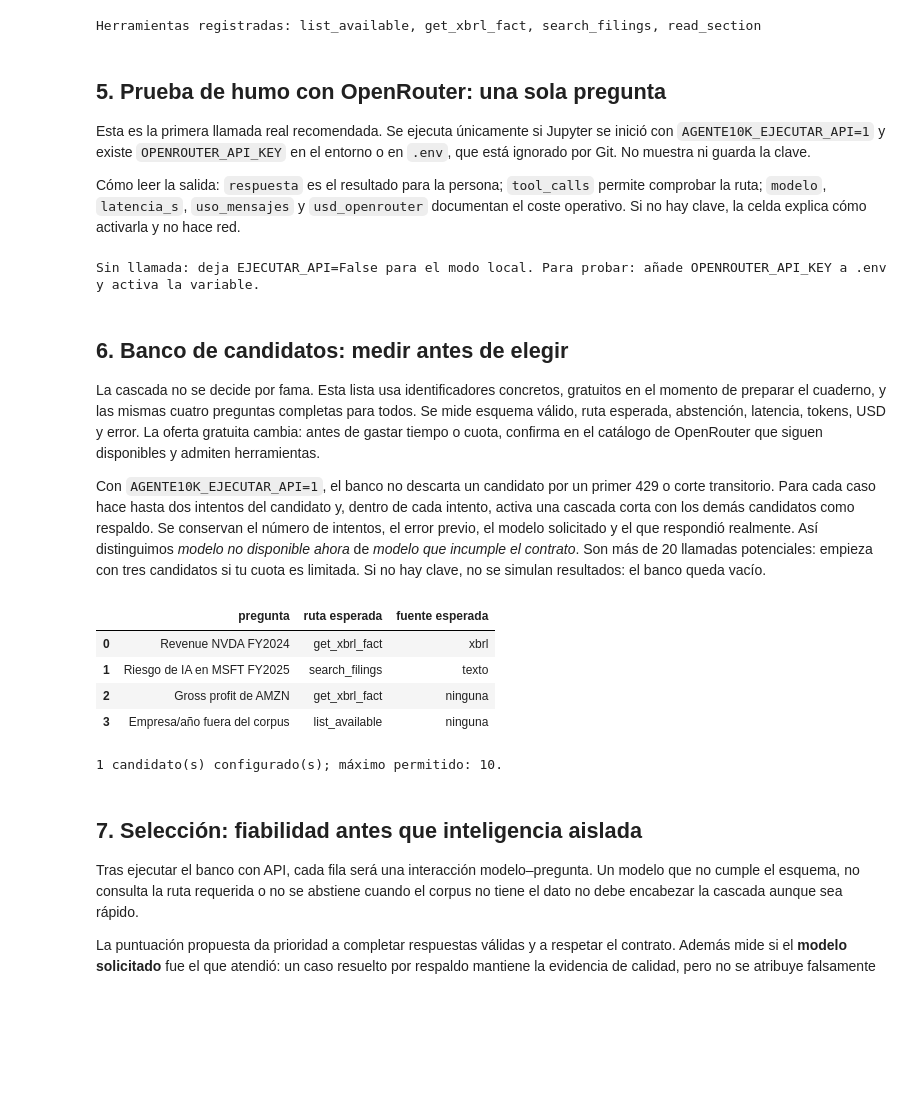
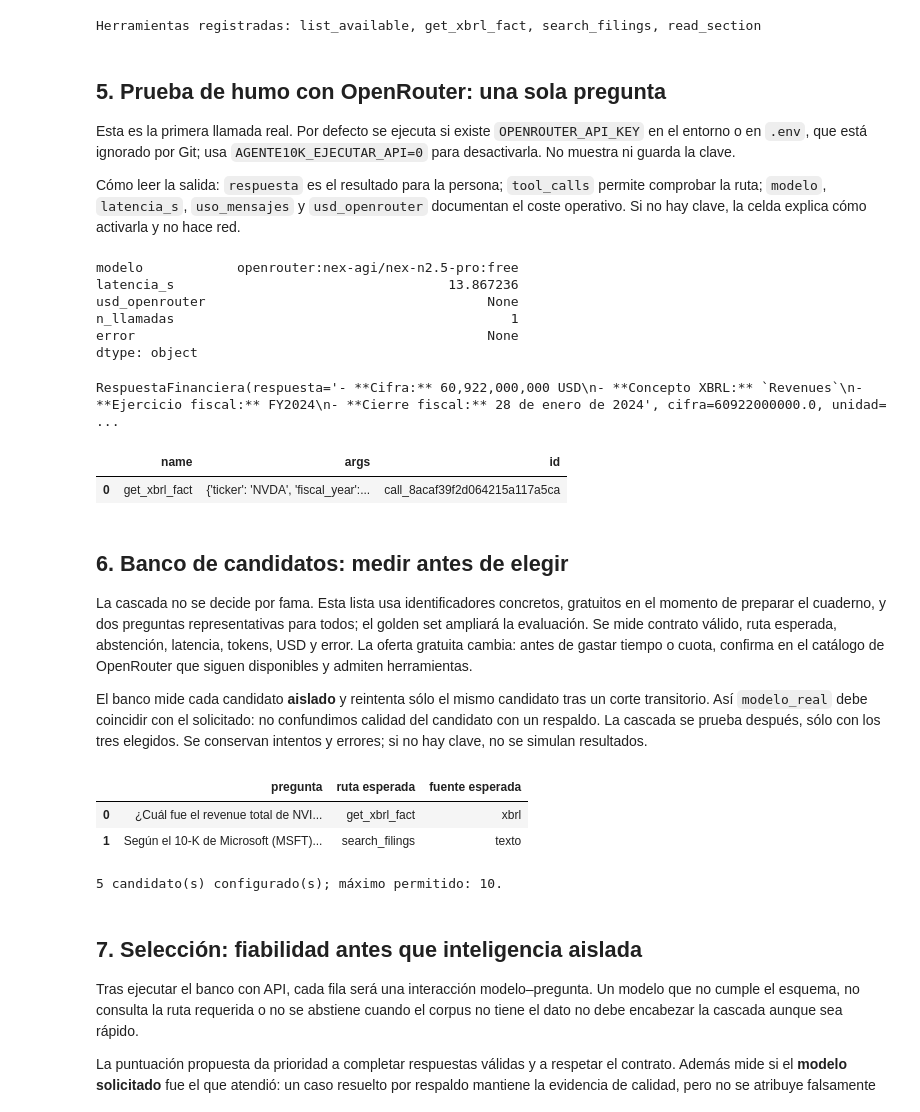
Before and after one commit to Romequinco/10k-financial-agent, a Jupyter notebook: notebooks/02_agente_baseline.ipynb, the cells around one changed output. Drawn from its saved outputs; the diff is of its cells as text; code cells hidden in the pictures; blank space fills up the shorter version.

```diff
--- a/notebooks/02_agente_baseline.ipynb
+++ b/notebooks/02_agente_baseline.ipynb
@@ -94,53 +102,64 @@ Herramientas registradas: list_available, get_xbrl_fact, search_filings, read_se
 # %% [markdown]
 ## 5. Prueba de humo con OpenRouter: una sola pregunta
 
-Esta es la primera llamada real recomendada. Se ejecuta únicamente si Jupyter se inició con `AGENTE10K_EJECUTAR_API=1` y existe `OPENROUTER_API_KEY` en el entorno o en `.env`, que está ignorado por Git. No muestra ni guarda la clave.
+Esta es la primera llamada real. Por defecto se ejecuta si existe `OPENROUTER_API_KEY` en el entorno o en `.env`, que está ignorado por Git; usa `AGENTE10K_EJECUTAR_API=0` para desactivarla. No muestra ni guarda la clave.
 
 Cómo leer la salida: `respuesta` es el resultado para la persona; `tool_calls` permite comprobar la ruta; `modelo`, `latencia_s`, `uso_mensajes` y `usd_openrouter` documentan el coste operativo. Si no hay clave, la celda explica cómo activarla y no hace red.
 # %%
 MODELO_HUMO = os.environ.get('AGENTE10K_MODELO_HUMO', 'openrouter:nex-agi/nex-n2.5-pro:free')
-pregunta_humo = 'Compare revenue de MSFT entre FY2024 y FY2025 y explique la variación.'
+pregunta_humo = '¿Cuál fue el revenue total de NVIDIA (NVDA) en FY2024? Da la cifra exacta, unidad y concepto XBRL.'
 if EJECUTAR_API and config.cargar_clave():
-    humo = agente.ejecutar(pregunta_humo, sistema='baseline', modelo=MODELO_HUMO)
+    humo = agente.ejecutar(pregunta_humo, sistema='cascada', modelo=MODELO_HUMO,
+                             fallbacks=['openrouter:inclusionai/ling-3.0-flash-fin:free',
+                                        'openrouter:nex-agi/nex-n2.5-pro:free'])
     display(pd.Series({k: humo[k] for k in ['modelo','latencia_s','usd_openrouter','n_llamadas','error']}))
     display(humo['respuesta'])
     display(pd.DataFrame(humo['tool_calls']))
 else:
     print('Sin llamada: deja AGENTE10K_EJECUTAR_API sin activar para el modo local. Para probar: añade OPENROUTER_API_KEY a .env e inicia con AGENTE10K_EJECUTAR_API=1.')
 # %% [output]
-Sin llamada: deja EJECUTAR_API=False para el modo local. Para probar: añade OPENROUTER_API_KEY a .env y activa la variable.
+modelo            openrouter:nex-agi/nex-n2.5-pro:free
+latencia_s                                   13.867236
+usd_openrouter                                    None
+n_llamadas                                           1
+error                                             None
+dtype: object
+RespuestaFinanciera(respuesta='- **Cifra:** 60,922,000,000 USD\n- **Concepto XBRL:** `Revenues`\n- **Ejercicio fiscal:** FY2024\n- **Cierre fiscal:** 28 de enero de 2024', cifra=60922000000.0, unidad= ...
+|  | name | args | id |
+| 0 | get_xbrl_fact | {'ticker': 'NVDA', 'fiscal_year':... | call_8acaf39f2d064215a117a5ca |
 # %% [markdown]
 ## 6. Banco de candidatos: medir antes de elegir
 
-La cascada no se decide por fama. Esta lista usa identificadores concretos, gratuitos en el momento de preparar el cuaderno, y las mismas cuatro preguntas completas para todos. Se mide esquema válido, ruta esperada, abstención, latencia, tokens, USD y error. La oferta gratuita cambia: antes de gastar tiempo o cuota, confirma en el catálogo de OpenRouter que siguen disponibles y admiten herramientas.
+La cascada no se decide por fama. Esta lista usa identificadores concretos, gratuitos en el momento de preparar el cuaderno, y dos preguntas representativas para todos; el golden set ampliará la evaluación. Se mide contrato válido, ruta esperada, abstención, latencia, tokens, USD y error. La oferta gratuita cambia: antes de gastar tiempo o cuota, confirma en el catálogo de OpenRouter que siguen disponibles y admiten herramientas.
 
-Con `AGENTE10K_EJECUTAR_API=1`, el banco no descarta un candidato por un primer 429 o corte transitorio. Para cada caso hace hasta dos intentos del candidato y, dentro de cada intento, activa una cascada corta con los demás candidatos como respaldo. Se conservan el número de intentos, el error previo, el modelo solicitado y el que respondió realmente. Así distinguimos *modelo no disponible ahora* de *modelo que incumple el contrato*. Son más de 20 llamadas potenciales: empieza con tres candidatos si tu cuota es limitada. Si no hay clave, no se simulan resultados: el banco queda vacío.
+El banco mide cada candidato **aislado** y reintenta sólo el mismo candidato tras un corte transitorio. Así `modelo_real` debe coincidir con el solicitado: no confundimos calidad del candidato con un respaldo. La cascada se prueba después, sólo con los tres elegidos. Se conservan intentos y errores; si no hay clave, no se simulan resultados.
 # %%
 # IDs concretos: se prueban individualmente, no mediante el router cambiante openrouter/free.
 # Mantén sólo los que sigan siendo gratuitos y compatibles con herramientas en el catálogo.
 CANDIDATOS = [
     'openrouter:nex-agi/nex-n2.5-pro:free',
     'openrouter:nvidia/nemotron-3-ultra-550b-a55b:free',
     'openrouter:google/gemma-4-26b-a4b-it:free',
     'openrouter:inclusionai/ling-3.0-flash-fin:free',
     'openrouter:nvidia/nemotron-3-super-120b-a12b:free',
 ]
 CANDIDATOS = CANDIDATOS[:10]
 CASOS_BANCO = pd.DataFrame([
  ['¿Cuál fue el revenue total de NVIDIA (NVDA) en FY2024? Da la cifra exacta, unidad y concepto XBRL.', 'get_xbrl_fact', 'xbrl'],
  ['Según el 10-K de Microsoft (MSFT) FY2025, ¿qué riesgo concreto relacionado con IA describe la empresa? Cita literalmente el fragmento.', 'search_filings', 'texto'],
  ['¿Cuál fue el gross profit de Amazon (AMZN) en FY2025? Si el concepto no está reportado en el corpus, abstente sin estimarlo.', 'get_xbrl_fact', 'ninguna'],
  ['¿Hay datos de Tesla (TSLA) para FY2023 en este corpus? Si no, indica claramente que está fuera de cobertura.', 'list_available', 'ninguna'],
 ], columns=['pregunta','ruta esperada','fuente esperada'])
+# Ejecución rápida y reproducible: dos controles complementarios (dato y texto).
+# El golden set posterior ampliará esta batería sin convertir este notebook en una espera larga.
+CASOS_BANCO = CASOS_BANCO.iloc[:2].copy()
 display(CASOS_BANCO)
 print(f'{len(CANDIDATOS)} candidato(s) configurado(s); máximo permitido: 10.')
 # %% [output]
 |  | pregunta | ruta esperada | fuente esperada |
-| 0 | Revenue NVDA FY2024 | get_xbrl_fact | xbrl |
-| 1 | Riesgo de IA en MSFT FY2025 | search_filings | texto |
-| 2 | Gross profit de AMZN | get_xbrl_fact | ninguna |
-| 3 | Empresa/año fuera del corpus | list_available | ninguna |
+| 0 | ¿Cuál fue el revenue total de NVI... | get_xbrl_fact | xbrl |
+| 1 | Según el 10-K de Microsoft (MSFT)... | search_filings | texto |
-1 candidato(s) configurado(s); máximo permitido: 10.
+5 candidato(s) configurado(s); máximo permitido: 10.
 # %% [markdown]
 ## 7. Selección: fiabilidad antes que inteligencia aislada
 
```
Also changed, not shown: parts of 7 cells of this notebook, 3 other files.
